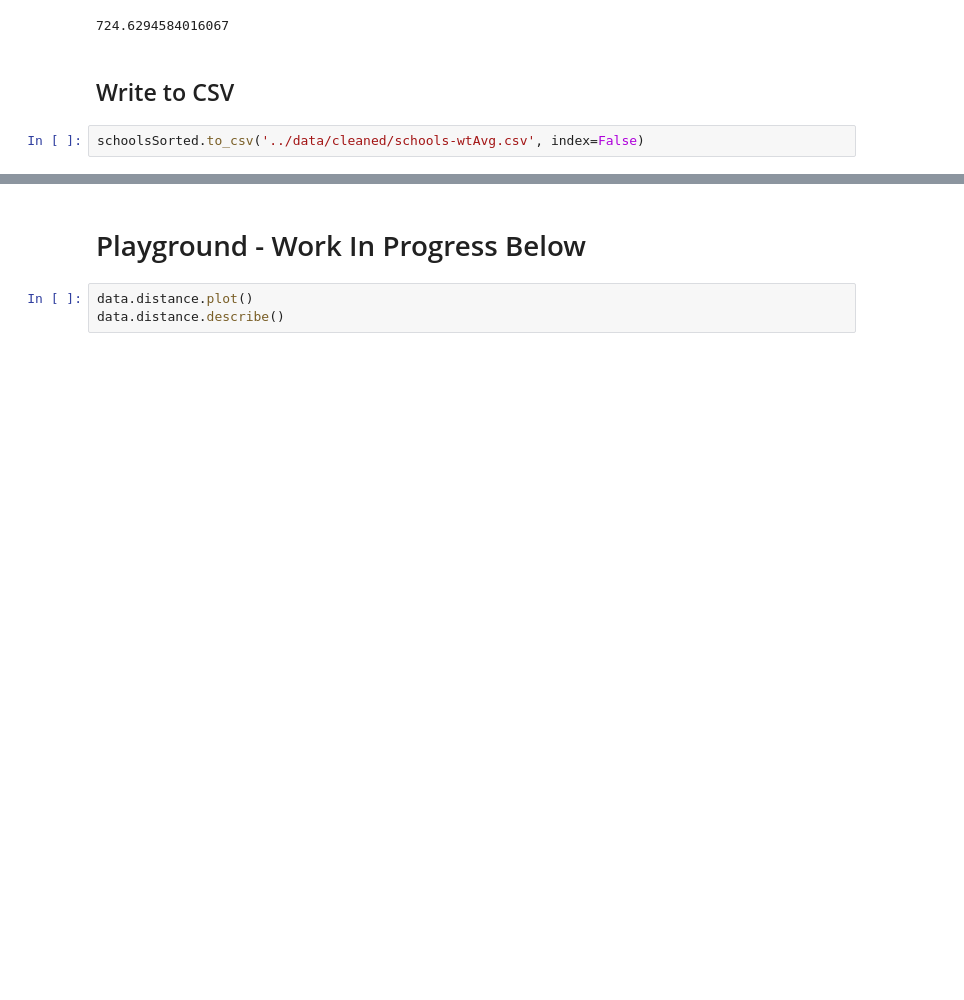
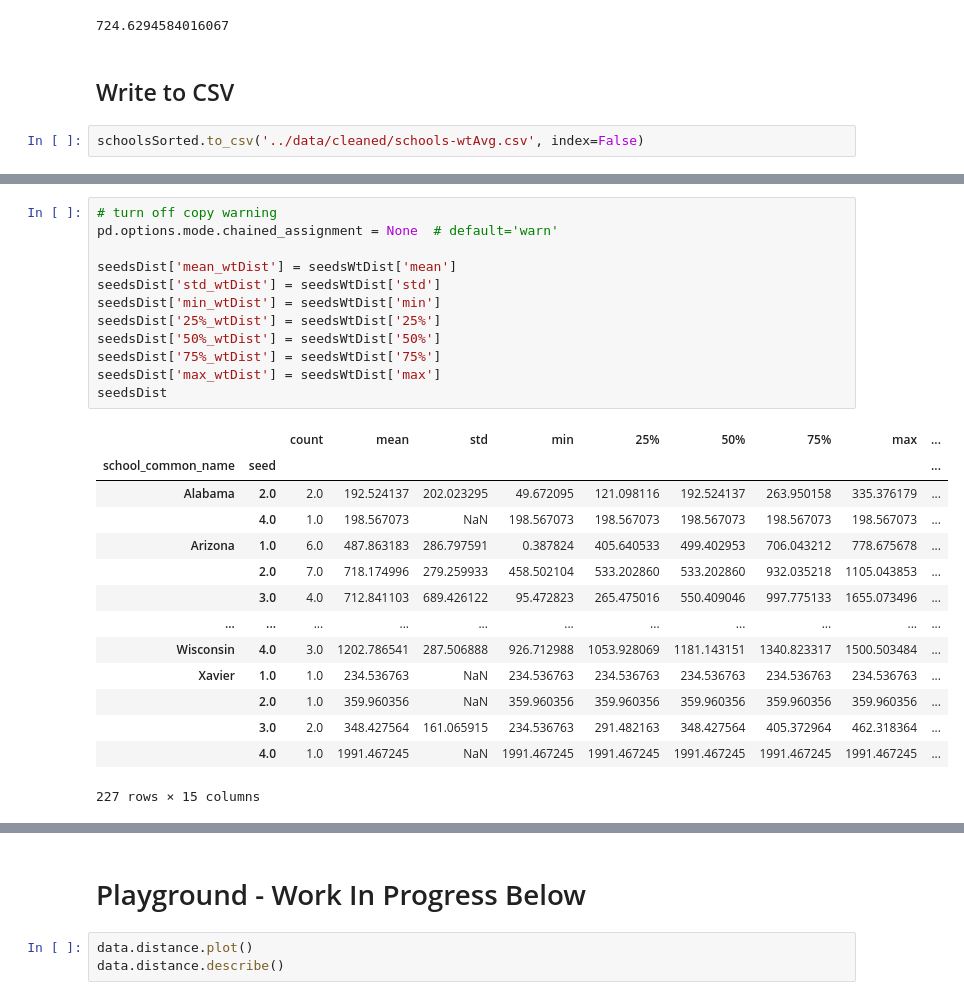
Before and after one commit to laurenoldham1202/final-project, a Jupyter notebook: notebooks/analysis.ipynb, the cells around one changed output, grey strips where cells are left out. Drawn from its saved outputs; the diff is of its cells as text; blank space fills up the shorter version.

Commit message:
Add overall seeds data in notebook and export csv/json

```diff
--- a/notebooks/analysis.ipynb
+++ b/notebooks/analysis.ipynb
@@ -172,0 +195,27 @@ array(['Atlantic Coast Conference', 'West Coast Conference',
+# %%
+# turn off copy warning
+pd.options.mode.chained_assignment = None  # default='warn'
+
+seedsDist['mean_wtDist'] = seedsWtDist['mean']
+seedsDist['std_wtDist'] = seedsWtDist['std']
+seedsDist['min_wtDist'] = seedsWtDist['min']
+seedsDist['25%_wtDist'] = seedsWtDist['25%']
+seedsDist['50%_wtDist'] = seedsWtDist['50%']
+seedsDist['75%_wtDist'] = seedsWtDist['75%']
+seedsDist['max_wtDist'] = seedsWtDist['max']
+seedsDist
+# %% [output]
+|  |  | count | mean | std | min | 25% | 50% | 75% | max | ... |
+| school_common_name | seed |  |  |  |  |  |  |  |  | ... |
+| Alabama | 2.0 | 2.0 | 192.524137 | 202.023295 | 49.672095 | 121.098116 | 192.524137 | 263.950158 | 335.376179 | ... |
+|  | 4.0 | 1.0 | 198.567073 | NaN | 198.567073 | 198.567073 | 198.567073 | 198.567073 | 198.567073 | ... |
+| Arizona | 1.0 | 6.0 | 487.863183 | 286.797591 | 0.387824 | 405.640533 | 499.402953 | 706.043212 | 778.675678 | ... |
+|  | 2.0 | 7.0 | 718.174996 | 279.259933 | 458.502104 | 533.202860 | 533.202860 | 932.035218 | 1105.043853 | ... |
+|  | 3.0 | 4.0 | 712.841103 | 689.426122 | 95.472823 | 265.475016 | 550.409046 | 997.775133 | 1655.073496 | ... |
+| ... | ... | ... | ... | ... | ... | ... | ... | ... | ... | ... |
+| Wisconsin | 4.0 | 3.0 | 1202.786541 | 287.506888 | 926.712988 | 1053.928069 | 1181.143151 | 1340.823317 | 1500.503484 | ... |
+| Xavier | 1.0 | 1.0 | 234.536763 | NaN | 234.536763 | 234.536763 | 234.536763 | 234.536763 | 234.536763 | ... |
+|  | 2.0 | 1.0 | 359.960356 | NaN | 359.960356 | 359.960356 | 359.960356 | 359.960356 | 359.960356 | ... |
+|  | 3.0 | 2.0 | 348.427564 | 161.065915 | 234.536763 | 291.482163 | 348.427564 | 405.372964 | 462.318364 | ... |
+|  | 4.0 | 1.0 | 1991.467245 | NaN | 1991.467245 | 1991.467245 | 1991.467245 | 1991.467245 | 1991.467245 | ... |
+227 rows × 15 columns
```
Also changed, not shown: parts of 8 cells of this notebook, 5 other files.
